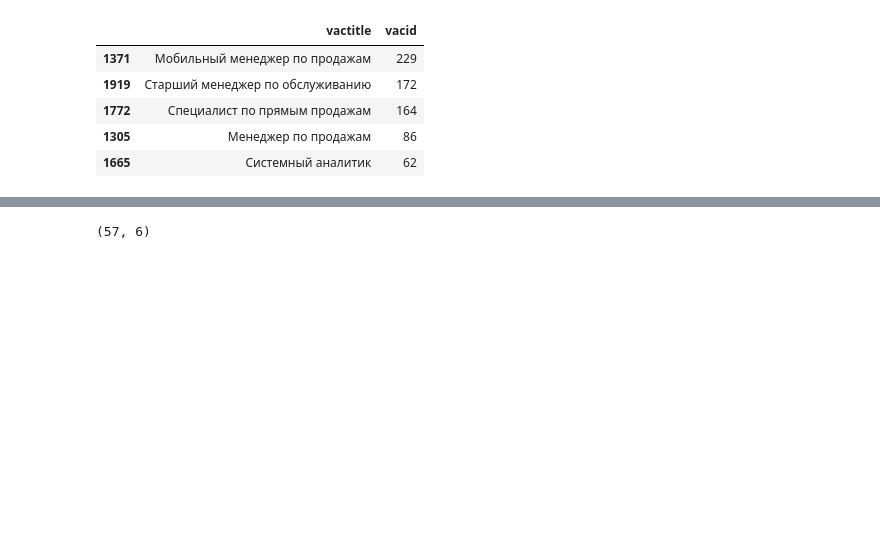
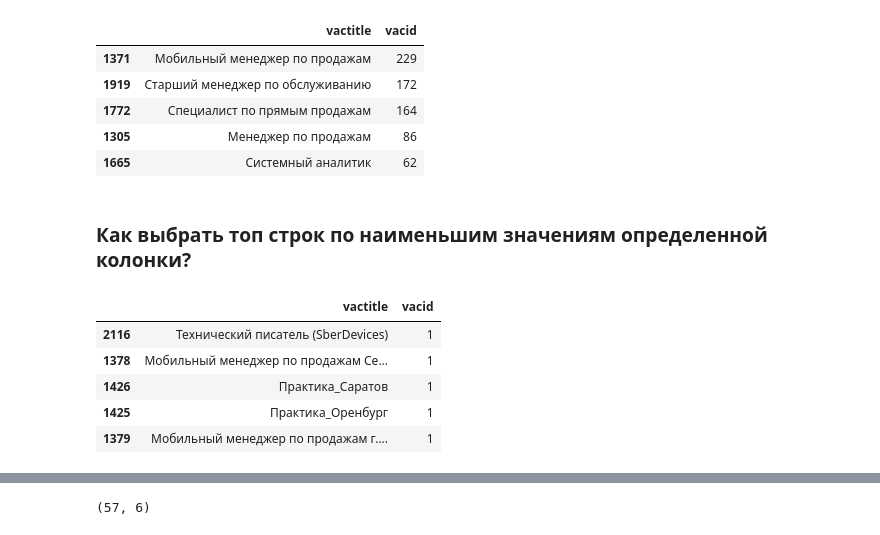
Before and after one commit to da-python/new-modul-python, a Jupyter notebook: Lesson4/notebooks/pandas_vacancy.ipynb, the cells around one changed output, grey strips where cells are left out. Drawn from its saved outputs; the diff is of its cells as text; code cells hidden in the pictures; blank space fills up the shorter version.

```diff
--- a/Lesson4/notebooks/pandas_vacancy.ipynb
+++ b/Lesson4/notebooks/pandas_vacancy.ipynb
@@ -325,3 +260,14 @@ vacs.nlargest(5, 'vacid')
 | 1772 | Специалист по прямым продажам | 164 |
 | 1305 | Менеджер по продажам | 86 |
 | 1665 | Системный аналитик | 62 |
+# %% [markdown]
+### Как выбрать топ строк по наименьшим значениям определенной колонки?
+# %%
+vacs.nsmallest(5, 'vacid')
+# %% [output]
+|  | vactitle | vacid |
+| 2116 | Технический писатель (SberDevices) | 1 |
+| 1378 | Мобильный менеджер по продажам Се... | 1 |
+| 1426 | Практика_Саратов | 1 |
+| 1425 | Практика_Оренбург | 1 |
+| 1379 | Мобильный менеджер по продажам г.... | 1 |
```
Also changed, not shown: parts of 55 cells of this notebook, 1 other file.
